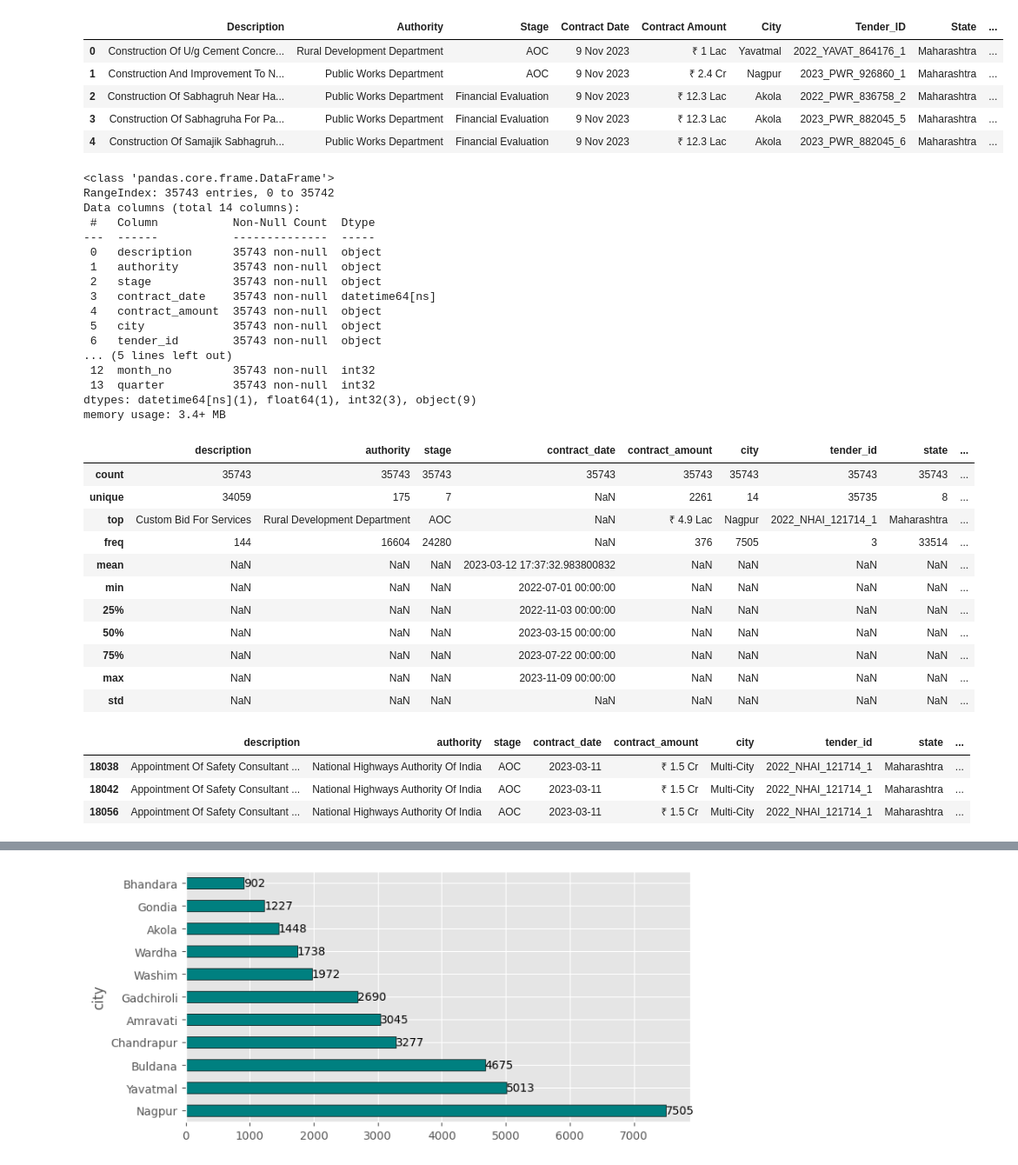
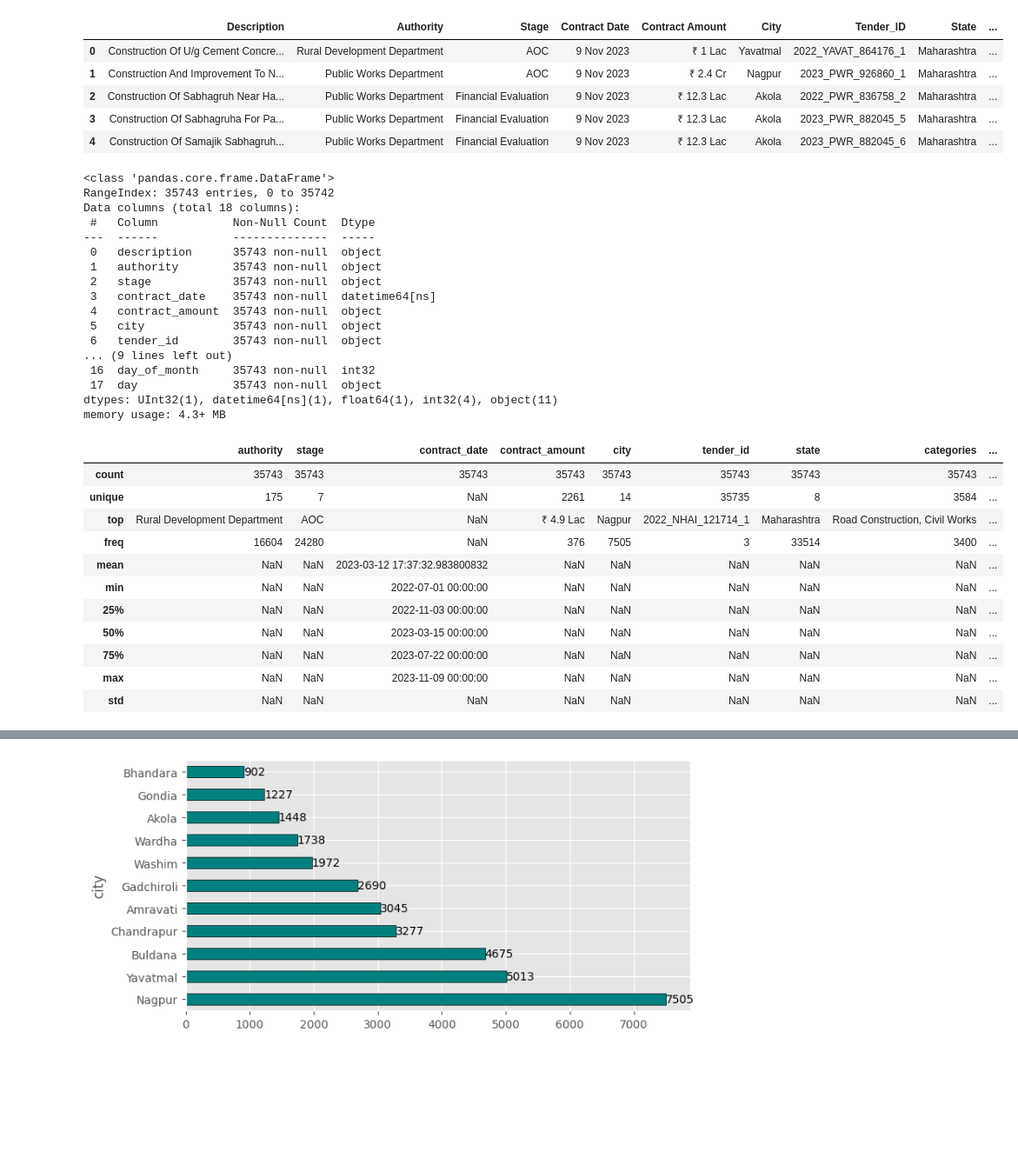
Before and after one commit to g1gasad/EDA, a Jupyter notebook: Civil Tenders EDA/35K EDA.ipynb, the cells around one changed output, grey strips where cells are left out. Shown: that part at 87% size. Drawn from its saved outputs; the diff is of its cells as text; code cells hidden in the pictures; blank space fills up the shorter version.

```diff
--- a/Civil Tenders EDA/35K EDA.ipynb
+++ b/Civil Tenders EDA/35K EDA.ipynb
@@ -5,7 +5,7 @@ plt.style.use('ggplot')
 # %%
 import pandas as pd
 import numpy as np
-df = pd.read_excel("C:/Users/CWC/GEOsystems/BidAssist/Tenders/Rerun 3/35K EDA.xlsx")
+df = pd.read_excel("C:/Users/CWC/GEOsystems/BidAssist/Tenders/Rerun 3/Civil Tenders EDA/35K EDA.xlsx")
 # %%
 df.head()
 # %% [output]
@@ -25,14 +25,18 @@ for column in df.columns:
 # %%
 df['contract_date'] = pd.to_datetime(df['contract_date'])
 df['year'] = df['contract_date'].dt.year
+df['quarter'] = df['contract_date'].dt.quarter
 df['month_name'] = df['contract_date'].dt.month_name().str[:3]
 df['month_no'] = df['contract_date'].dt.month
-df['quarter'] = df['contract_date'].dt.quarter
+df['week_of_year'] = df['contract_date'].dt.strftime("%Y W%U")
+df['week'] = df['contract_date'].dt.isocalendar().week
+df['day_of_month'] = df['contract_date'].dt.day
+df['day'] = df['contract_date'].dt.day_name().str[:3]
 df.info()
 # %% [output]
 <class 'pandas.core.frame.DataFrame'>
 RangeIndex: 35743 entries, 0 to 35742
-Data columns (total 14 columns):
+Data columns (total 18 columns):
  #   Column           Non-Null Count  Dtype
 ---  ------           --------------  -----
  0   description      35743 non-null  object
@@ -42,33 +46,27 @@ Data columns (total 14 columns):
  4   contract_amount  35743 non-null  object
  5   city             35743 non-null  object
  6   tender_id        35743 non-null  object
-... (5 lines left out)
- 12  month_no         35743 non-null  int32
- 13  quarter          35743 non-null  int32
-dtypes: datetime64[ns](1), float64(1), int32(3), object(9)
-memory usage: 3.4+ MB
+... (9 lines left out)
+ 16  day_of_month     35743 non-null  int32
+ 17  day              35743 non-null  object
+dtypes: UInt32(1), datetime64[ns](1), float64(1), int32(4), object(11)
+memory usage: 4.3+ MB
 # %%
+df.drop(columns='description', inplace=True)
 df.describe(include='all')
 # %% [output]
-|  | description | authority | stage | contract_date | contract_amount | city | tender_id | state | ... |
+|  | authority | stage | contract_date | contract_amount | city | tender_id | state | categories | ... |
 | count | 35743 | 35743 | 35743 | 35743 | 35743 | 35743 | 35743 | 35743 | ... |
-| unique | 34059 | 175 | 7 | NaN | 2261 | 14 | 35735 | 8 | ... |
-| top | Custom Bid For Services | Rural Development Department | AOC | NaN | ₹ 4.9 Lac | Nagpur | 2022_NHAI_121714_1 | Maharashtra | ... |
-| freq | 144 | 16604 | 24280 | NaN | 376 | 7505 | 3 | 33514 | ... |
-| mean | NaN | NaN | NaN | 2023-03-12 17:37:32.983800832 | NaN | NaN | NaN | NaN | ... |
-| min | NaN | NaN | NaN | 2022-07-01 00:00:00 | NaN | NaN | NaN | NaN | ... |
-| 25% | NaN | NaN | NaN | 2022-11-03 00:00:00 | NaN | NaN | NaN | NaN | ... |
-| 50% | NaN | NaN | NaN | 2023-03-15 00:00:00 | NaN | NaN | NaN | NaN | ... |
-| 75% | NaN | NaN | NaN | 2023-07-22 00:00:00 | NaN | NaN | NaN | NaN | ... |
-| max | NaN | NaN | NaN | 2023-11-09 00:00:00 | NaN | NaN | NaN | NaN | ... |
+| unique | 175 | 7 | NaN | 2261 | 14 | 35735 | 8 | 3584 | ... |
+| top | Rural Development Department | AOC | NaN | ₹ 4.9 Lac | Nagpur | 2022_NHAI_121714_1 | Maharashtra | Road Construction, Civil Works | ... |
+| freq | 16604 | 24280 | NaN | 376 | 7505 | 3 | 33514 | 3400 | ... |
+| mean | NaN | NaN | 2023-03-12 17:37:32.983800832 | NaN | NaN | NaN | NaN | NaN | ... |
+| min | NaN | NaN | 2022-07-01 00:00:00 | NaN | NaN | NaN | NaN | NaN | ... |
+| 25% | NaN | NaN | 2022-11-03 00:00:00 | NaN | NaN | NaN | NaN | NaN | ... |
+| 50% | NaN | NaN | 2023-03-15 00:00:00 | NaN | NaN | NaN | NaN | NaN | ... |
+| 75% | NaN | NaN | 2023-07-22 00:00:00 | NaN | NaN | NaN | NaN | NaN | ... |
+| max | NaN | NaN | 2023-11-09 00:00:00 | NaN | NaN | NaN | NaN | NaN | ... |
 | std | NaN | NaN | NaN | NaN | NaN | NaN | NaN | NaN | ... |
-# %%
-df[df['tender_id'] == '2022_NHAI_121714_1']
-# %% [output]
-|  | description | authority | stage | contract_date | contract_amount | city | tender_id | state | ... |
-| 18038 | Appointment Of Safety Consultant ... | National Highways Authority Of India | AOC | 2023-03-11 | ₹ 1.5 Cr | Multi-City | 2022_NHAI_121714_1 | Maharashtra | ... |
-| 18042 | Appointment Of Safety Consultant ... | National Highways Authority Of India | AOC | 2023-03-11 | ₹ 1.5 Cr | Multi-City | 2022_NHAI_121714_1 | Maharashtra | ... |
-| 18056 | Appointment Of Safety Consultant ... | National Highways Authority Of India | AOC | 2023-03-11 | ₹ 1.5 Cr | Multi-City | 2022_NHAI_121714_1 | Maharashtra | ... |
 # %%
 mp_city = ['Chhindwara', 'Balaghat', 'Multi-City']
 maha_df = df[~df['city'].isin(mp_city)].reset_index(drop=True).drop(columns='state')
```
Also changed, not shown: parts of 16 cells of this notebook, 2 other files.
